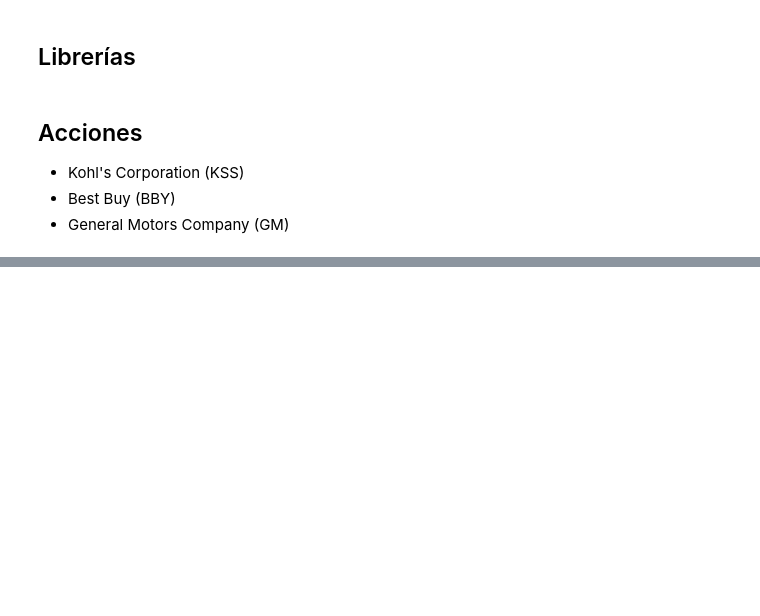
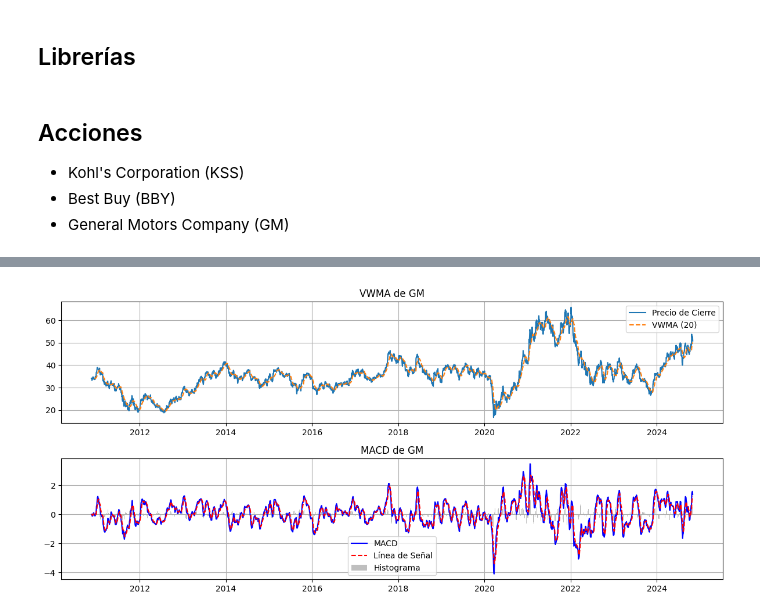
Before and after one commit to Vannod/SistemasFyC, a Jupyter notebook: Tarea_B.ipynb, the cells around one changed output, grey strips where cells are left out. Drawn from its saved outputs; the diff is of its cells as text; code cells hidden in the pictures; blank space fills up the shorter version.

```diff
--- a/Tarea_B.ipynb
+++ b/Tarea_B.ipynb
@@ -119,0 +21,87 @@ Ingrese el número correspondiente a la acción: 0
+# %%
+import yfinance as yf
+import matplotlib.pyplot as plt
+
+acciones = ['KSS', 'BBY', 'GM']
+
+data_source = 'yahoo'
+start_date = '2000-01-01'
+end_date = '2024-11-01'
+
+# MACD
+def MACD(datos, ventana_corta, ventana_larga, señal):
+    EMA_CP = datos['Close'].ewm(span=ventana_corta, adjust=False).mean()
+    EMA_LP = datos['Close'].ewm(span=ventana_larga, adjust=False).mean()
+    macd = EMA_CP - EMA_LP
+    signal = macd.ewm(span=señal, adjust=False).mean()
+    histograma = macd - signal
+    return macd, signal, histograma
+
+# VWMA
+def VWMA(datos, ventana):
+    VWMA = (
+        (datos['Volume'] * datos['Close']).rolling(window=ventana).sum()
+        / datos['Volume'].rolling(window=ventana).sum()
+    )
+    return VWMA
+
+# Función principal de indicadores
+def indicadores(acciones):
+    datos = yf.download(acciones, start=start_date, end=end_date, group_by='ticker')
+
+    for activo in acciones:
+        datos_activo = datos[activo].copy()
+
+        # Cálculo de VWMA
+        ventana_vwma = 20  # Se puede ajustar esta ventana
+        datos_activo['VWMA'] = VWMA(datos_activo, ventana_vwma)
+
+        # Cálculo de MACD
+        ventana_corta, ventana_larga, señal = 12, 26, 9
+        datos_activo['MACD'], datos_activo['Signal_Line'], datos_activo['Histograma'] = MACD(
+            datos_activo, ventana_corta, ventana_larga, señal
+        )
+
+        # Grafica VWMA
+        plt.figure(figsize=(12, 8))
+        plt.subplot(3, 1, 1)
+        plt.plot(datos_activo.index, datos_activo['Close'], label='Precio de Cierre')
+        plt.plot(datos_activo.index, datos_activo['VWMA'], label=f'VWMA ({ventana_vwma})', linestyle='--')
+        plt.title(f'VWMA de {activo}')
+        plt.legend()
+        plt.grid()
+
+        # Grafica MACD
+        plt.subplot(3, 1, 2)
+        plt.plot(datos_activo.index, datos_activo['MACD'], label='MACD', color='blue')
+        plt.plot(datos_activo.index, datos_activo['Signal_Line'], label='Línea de Señal', linestyle='--', color='red')
+        plt.bar(datos_activo.index, datos_activo['Histograma'], label='Histograma', color='gray', alpha=0.5)
+        plt.title(f'MACD de {activo}')
+        plt.legend()
+        plt.grid()
+
+        plt.tight_layout()
+        plt.show()
+
+# Menú
+def menu(acciones):
+    for i in range(len(acciones)):
+        print(f'{i+1}. {acciones[i]}')
+    print('4. Salir')
+
+while True:
+    print('Escoja un activo:')
+    menu(acciones)
+    opcion = input('Ingrese una opción: ')
+    if opcion == '4':
+        break
+
+    try:
+        opcion = int(opcion)
+        if 1 <= opcion <= 3:
+            indicadores([acciones[opcion - 1]])
+        else:
+            print('Opción inválida')
+    except ValueError:
+        print('Opción inválida')
+# %% [output]
@@ -119,0 +115 @@ Ingrese el número correspondiente a la acción: 0
+[figure, added]
```
Also changed, not shown: parts of 3 cells of this notebook.
